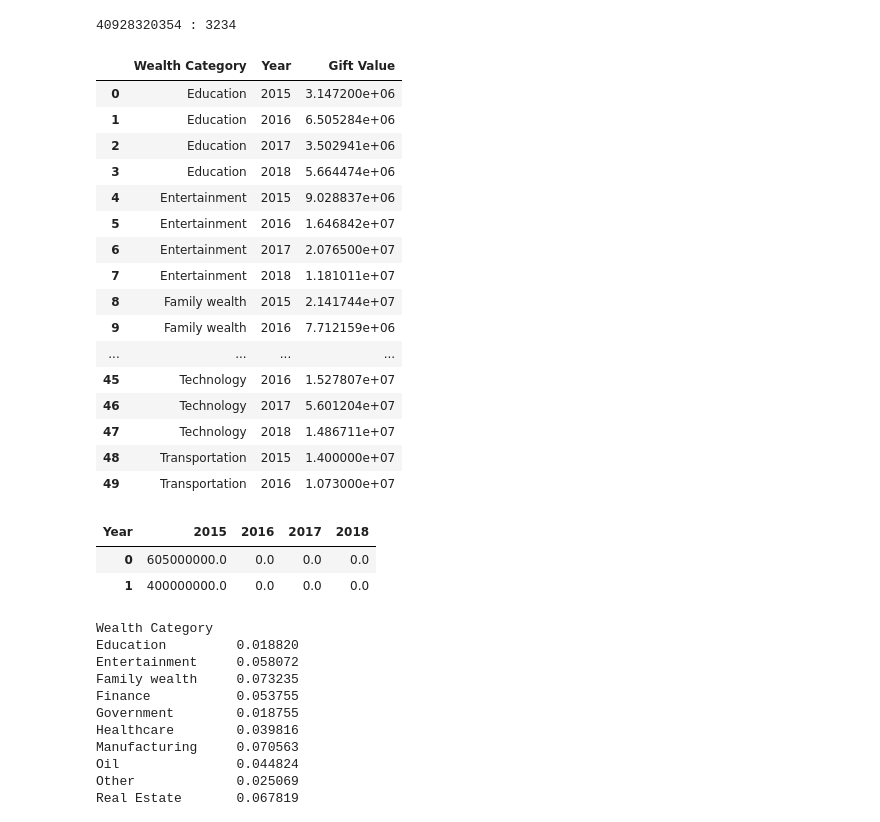
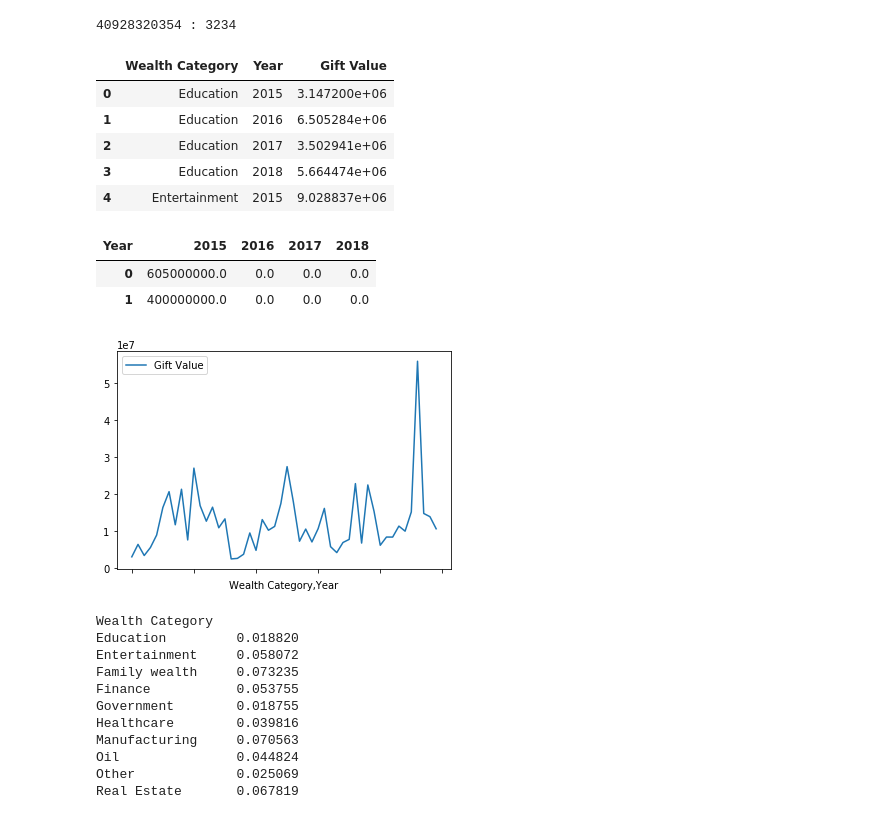
Before and after one commit to kjwunderlich/project-one---sphinx, a Jupyter notebook: Philanthropy_Data_Analysis.ipynb, the cells around one changed output. Cells and saved outputs as stored; diff of their text form; code cells hidden in the pictures.

```diff
--- a/Philanthropy_Data_Analysis.ipynb
+++ b/Philanthropy_Data_Analysis.ipynb
@@ -129,29 +120,18 @@ print(Total,":", donors)
 # %%
 #Calculating the mean by wealth category for each year
 result = dfinal.nlargest(5, columns="Gift Value")
 result
 
 new = dfinal.groupby(["Wealth Category", 'Year'])["Gift Value"].mean()
 new_df = pd.DataFrame(data=new)
-new_df.reset_index()
+new_df.reset_index().head()
 # %% [output]
 |  | Wealth Category | Year | Gift Value |
 | 0 | Education | 2015 | 3.147200e+06 |
 | 1 | Education | 2016 | 6.505284e+06 |
 | 2 | Education | 2017 | 3.502941e+06 |
 | 3 | Education | 2018 | 5.664474e+06 |
 | 4 | Entertainment | 2015 | 9.028837e+06 |
-| 5 | Entertainment | 2016 | 1.646842e+07 |
-| 6 | Entertainment | 2017 | 2.076500e+07 |
-| 7 | Entertainment | 2018 | 1.181011e+07 |
-| 8 | Family wealth | 2015 | 2.141744e+07 |
-| 9 | Family wealth | 2016 | 7.712159e+06 |
-| ... | ... | ... | ... |
-| 45 | Technology | 2016 | 1.527807e+07 |
-| 46 | Technology | 2017 | 5.601204e+07 |
-| 47 | Technology | 2018 | 1.486711e+07 |
-| 48 | Transportation | 2015 | 1.400000e+07 |
-| 49 | Transportation | 2016 | 1.073000e+07 |
 # %%
 df= dfinal.pivot(index=None, columns='Year', values='Gift Value')
 df.fillna(0, inplace=True)
@@ -160,3 +140,8 @@ df.head(2)
 | Year | 2015 | 2016 | 2017 | 2018 |
 | 0 | 605000000.0 | 0.0 | 0.0 | 0.0 |
 | 1 | 400000000.0 | 0.0 | 0.0 | 0.0 |
+# %%
+#Default line plot using the dataframe new that contains the subcategory wealth category
+new_df.plot();
+# %% [output]
+[figure, added]
```
Also changed, not shown: parts of 15 cells of this notebook, 2 other files.
